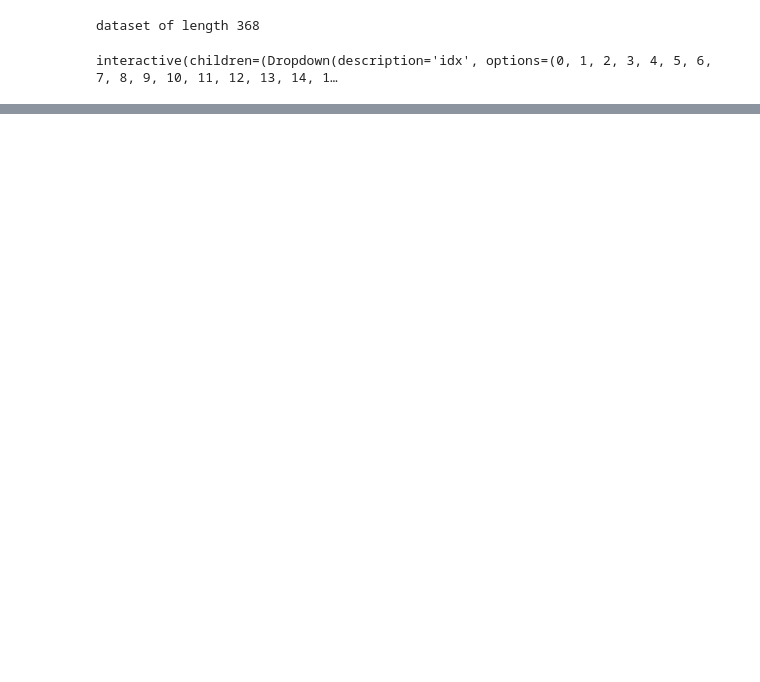
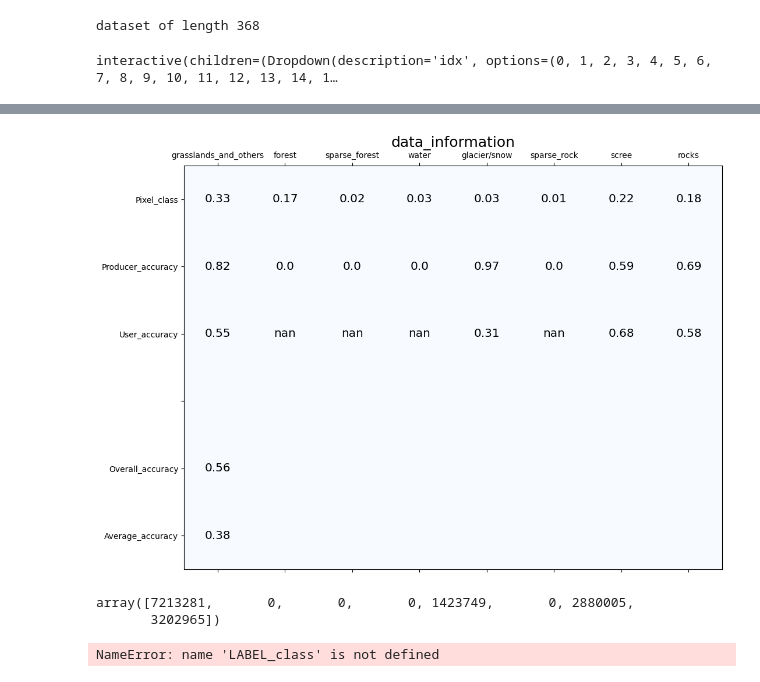
Before and after one commit to a-texier/IPEO-project-2022, a Jupyter notebook: RF-Project-IPEO-2022.ipynb, the cells around one changed output, grey strips where cells are left out. Drawn from its saved outputs; the diff is of its cells as text; code cells hidden in the pictures; blank space fills up the shorter version.

```diff
--- a/RF-Project-IPEO-2022.ipynb
+++ b/RF-Project-IPEO-2022.ipynb
@@ -857,0 +1054,35 @@ array([0., 1., 2., 3., 4., 5., 6., 7., 8.])
+# %%
+LABEL_CLASSES = {
+      'rocks': 		  7,
+      'scree': 			    6,
+      'sparse_rocks': 	  5,
+      'water': 				      3,
+      'glacier_and_permanent_snow': 			    4,
+      'forest': 			    1,
+      'sparse_forest':   2,
+      'grasslands_and_others': 				    0,
+
+    }
+
+def data_information(conf_matrix):
+    fig, ax = plt.subplots(figsize=(12, 9))
+    ax.matshow(np.zeros((6,conf_matrix.shape[1])), cmap=plt.cm.Blues, alpha=1)
+    for j in range(len(conf_matrix)):
+        ax.text(x=j, y=0,s=np.round(np.sum(conf_matrix[j,:])/np.sum(conf_matrix),decimals=2), va='center', ha='center', size='x-large')
+        ax.text(x=j, y=1,s=np.round(conf_matrix[j,j]/np.sum(conf_matrix[j,:]),decimals=2), va='center', ha='center', size='x-large')
+        ax.text(x=j, y=2,s=np.round(conf_matrix[j,j]/np.sum(conf_matrix[:,j]),decimals=2), va='center', ha='center', size='x-large')
+
+
+    ax.text(x=0, y=4,s=np.round(np.sum(np.diag(conf_matrix))/np.sum(conf_matrix),decimals=2), va='center', ha='center', size='x-large')
+    ax.text(x=0, y=5,s=np.round(np.sum(np.diag(conf_matrix)/np.sum(conf_matrix,axis=1))/len(conf_matrix),decimals=2), va='center', ha='center', size='x-large')
+
+    ax.set_yticklabels(['',"Pixel_class", "Producer_accuracy","User_accuracy", "","Overall_accuracy", "Average_accuracy"])
+    ax.set_xticklabels(['',"grasslands_and_others","forest","sparse_forest","water","glacier/snow","sparse_rock","scree","rocks"])
+
+
+    plt.title('data_information', fontsize=18)
+    plt.show()
+# %%
+data_information(conf_matrix)
+# %% [output]
+[figure, added]
@@ -857,0 +1091,9 @@ array([0., 1., 2., 3., 4., 5., 6., 7., 8.])
+# %%
+np.sum(conf_matrix,axis=0)
+# %% [output]
+array([7213281,       0,       0,       0, 1423749,       0, 2880005,
+       3202965])
+# %%
+LABEL_class
+# %% [output]
+NameError: name 'LABEL_class' is not defined
```
Also changed, not shown: parts of 34 cells of this notebook, 2 other files.
